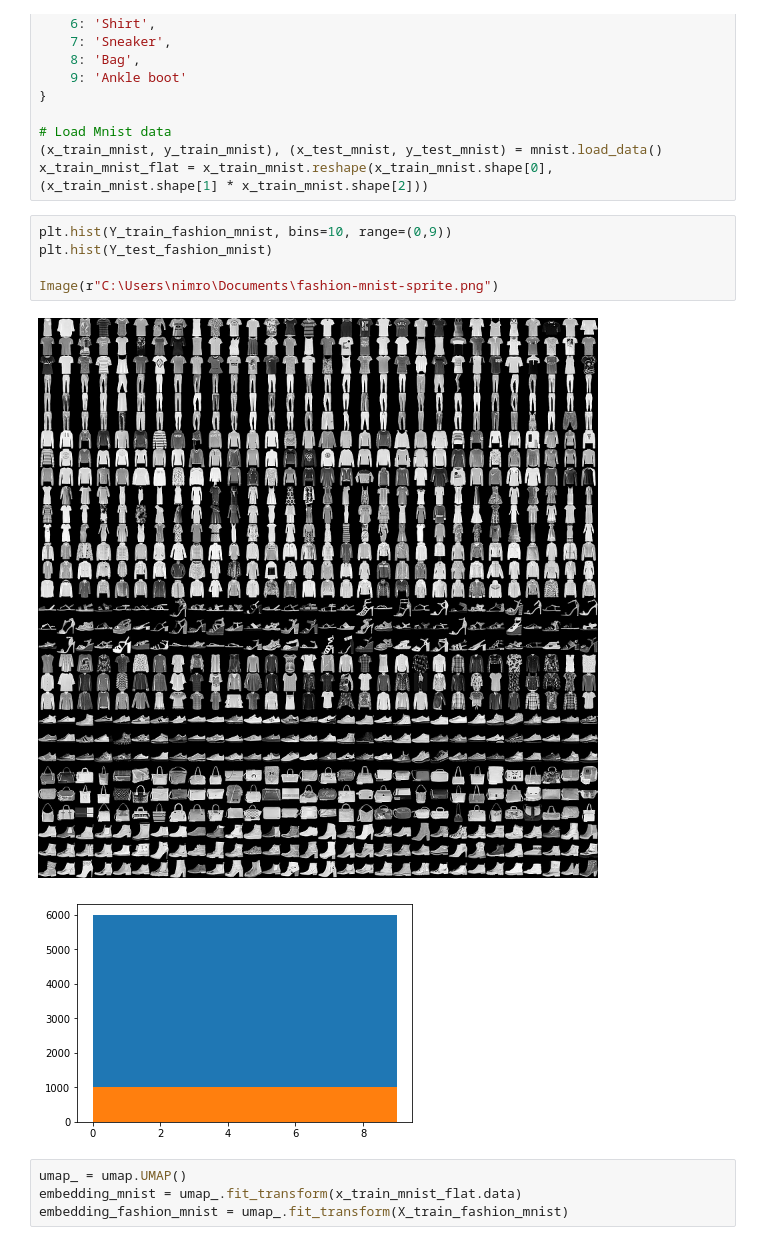
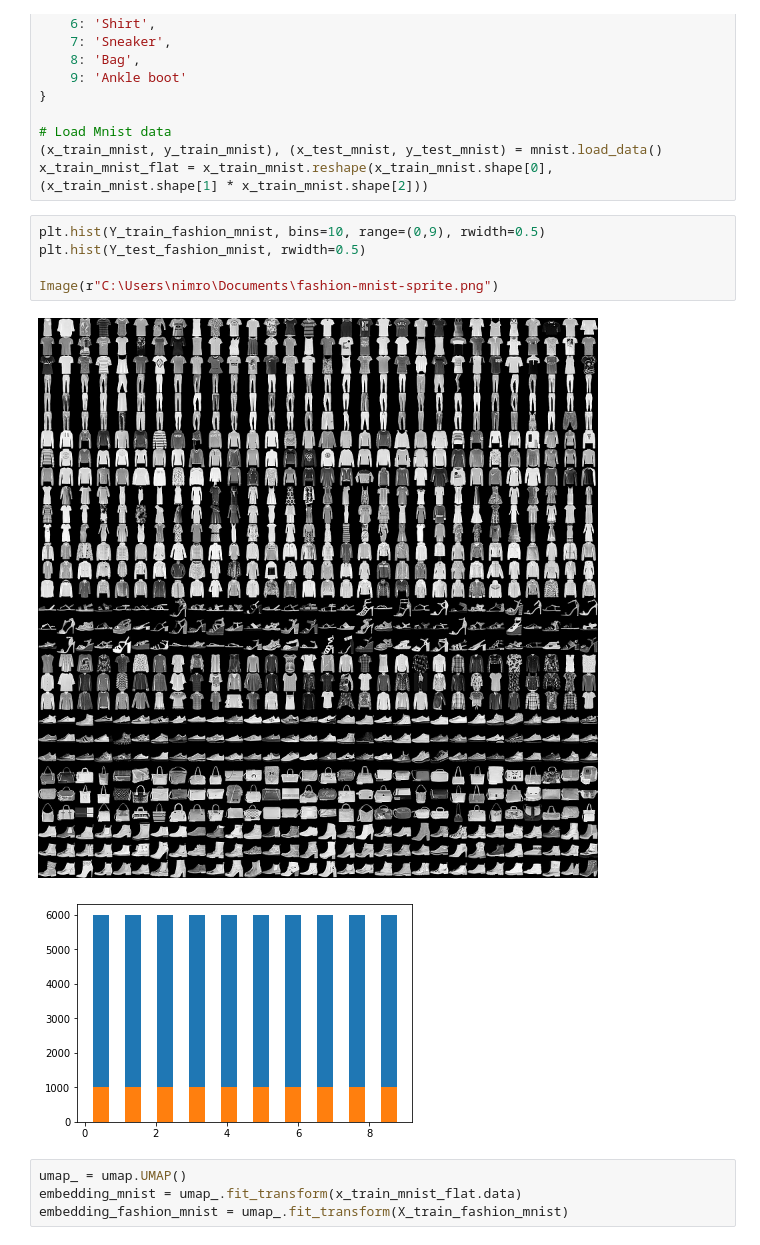
Before and after one commit to Nimrods/DeepLearning-Fashion-MNIST-Projects, a Jupyter notebook: FashionMNIST - Introduction.ipynb, the cells around one changed output. Drawn from its saved outputs; the diff is of its cells as text.

```diff
--- a/FashionMNIST - Introduction.ipynb
+++ b/FashionMNIST - Introduction.ipynb
@@ -49,13 +47,13 @@ originalClasses = {
 (x_train_mnist, y_train_mnist), (x_test_mnist, y_test_mnist) = mnist.load_data()
 x_train_mnist_flat = x_train_mnist.reshape(x_train_mnist.shape[0], (x_train_mnist.shape[1] * x_train_mnist.shape[2]))
 # %%
-plt.hist(Y_train_fashion_mnist, bins=10, range=(0,9))
-plt.hist(Y_test_fashion_mnist)
+plt.hist(Y_train_fashion_mnist, bins=10, range=(0,9), rwidth=0.5)
+plt.hist(Y_test_fashion_mnist, rwidth=0.5)
 
 Image(r"C:\Users\nimro\Documents\fashion-mnist-sprite.png")
 # %% [output]
 [figure]
-[figure, old version]
+[figure, new version]
 # %%
 umap_ = umap.UMAP()
 embedding_mnist = umap_.fit_transform(x_train_mnist_flat.data)
```
Also changed, not shown: parts of 2 cells of this notebook, 1 other file.
